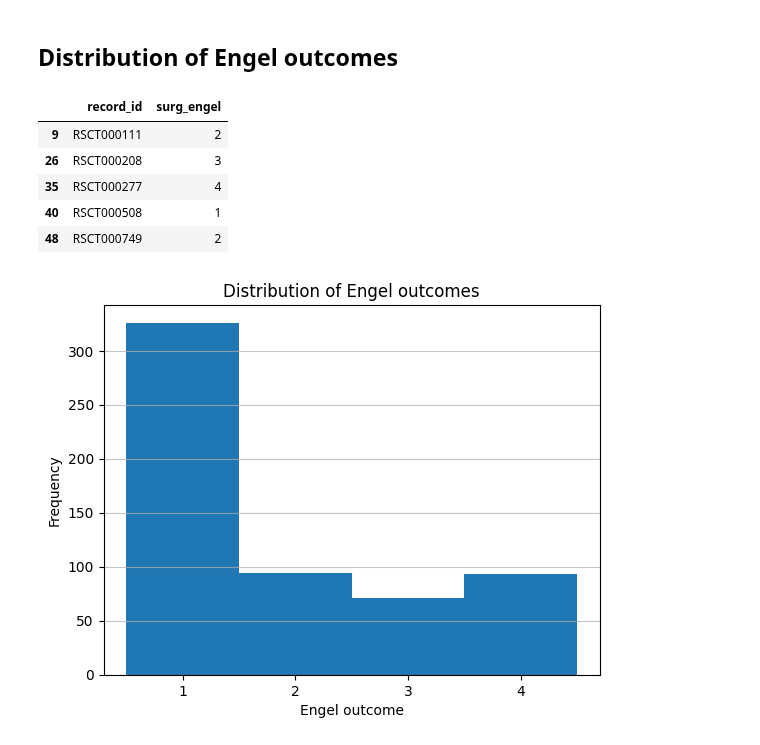
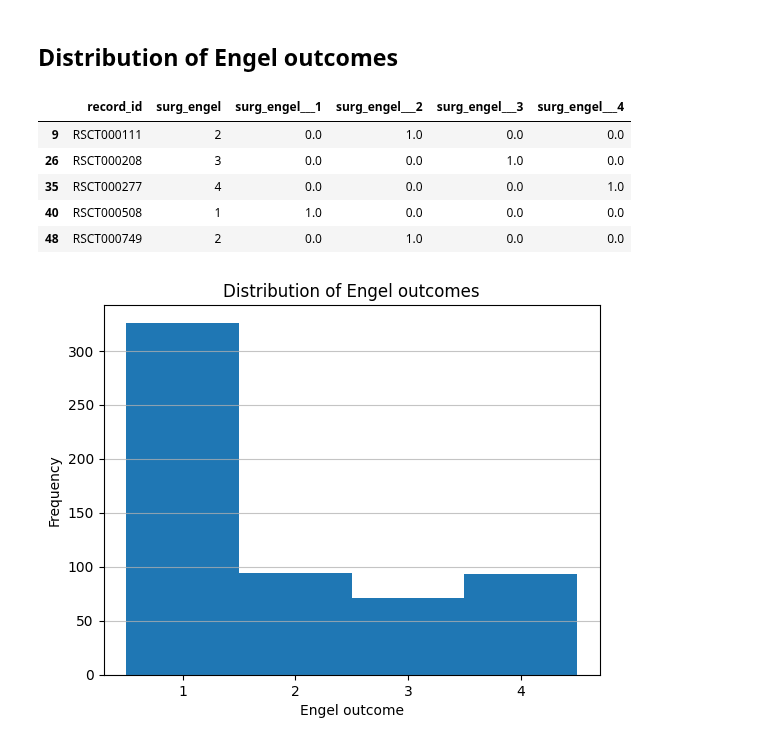
Before and after one commit to AmauryPelzer/Engel-outcome-prediction, a Jupyter notebook: notebooks/1. exploratory/exploratory.ipynb, the cells around one changed output. Saved outputs shown, nothing was run; the diff lists cells and outputs as text; code cells hidden in the pictures.

```diff
--- a/notebooks/1. exploratory/exploratory.ipynb
+++ b/notebooks/1. exploratory/exploratory.ipynb
@@ -87,17 +86,17 @@ df_engel[df_engel['record_id'].duplicated()]
 # %%
 # Remove rows where all values are 0
 df_engel = df_engel[~(df_engel[['surg_engel___1', 'surg_engel___2', 'surg_engel___3', 'surg_engel___4']] == 0).all(axis=1)]
 
 # Create 1 column out of the 4 dummy variables for engel outcome
 df_engel['surg_engel'] = df_engel[['surg_engel___1', 'surg_engel___2', 'surg_engel___3', 'surg_engel___4']].idxmax(axis=1).str.split('___').str[1].astype(int)
-df_engel[["record_id", "surg_engel"]].head()
+df_engel[["record_id", "surg_engel", 'surg_engel___1', 'surg_engel___2', 'surg_engel___3', 'surg_engel___4']].head()
 # %% [output]
-|  | record_id | surg_engel |
-| 9 | RSCT000111 | 2 |
-| 26 | RSCT000208 | 3 |
-| 35 | RSCT000277 | 4 |
-| 40 | RSCT000508 | 1 |
-| 48 | RSCT000749 | 2 |
+|  | record_id | surg_engel | surg_engel___1 | surg_engel___2 | surg_engel___3 | surg_engel___4 |
+| 9 | RSCT000111 | 2 | 0.0 | 1.0 | 0.0 | 0.0 |
+| 26 | RSCT000208 | 3 | 0.0 | 0.0 | 1.0 | 0.0 |
+| 35 | RSCT000277 | 4 | 0.0 | 0.0 | 0.0 | 1.0 |
+| 40 | RSCT000508 | 1 | 1.0 | 0.0 | 0.0 | 0.0 |
+| 48 | RSCT000749 | 2 | 0.0 | 1.0 | 0.0 | 0.0 |
 # %%
 # Create a histogram of the 'surg_engel' variable
 plt.hist(df_engel['surg_engel'], bins=[1, 2, 3, 4, 5])  # Specify the bin edges
```
Also changed, not shown: parts of 14 cells of this notebook.
